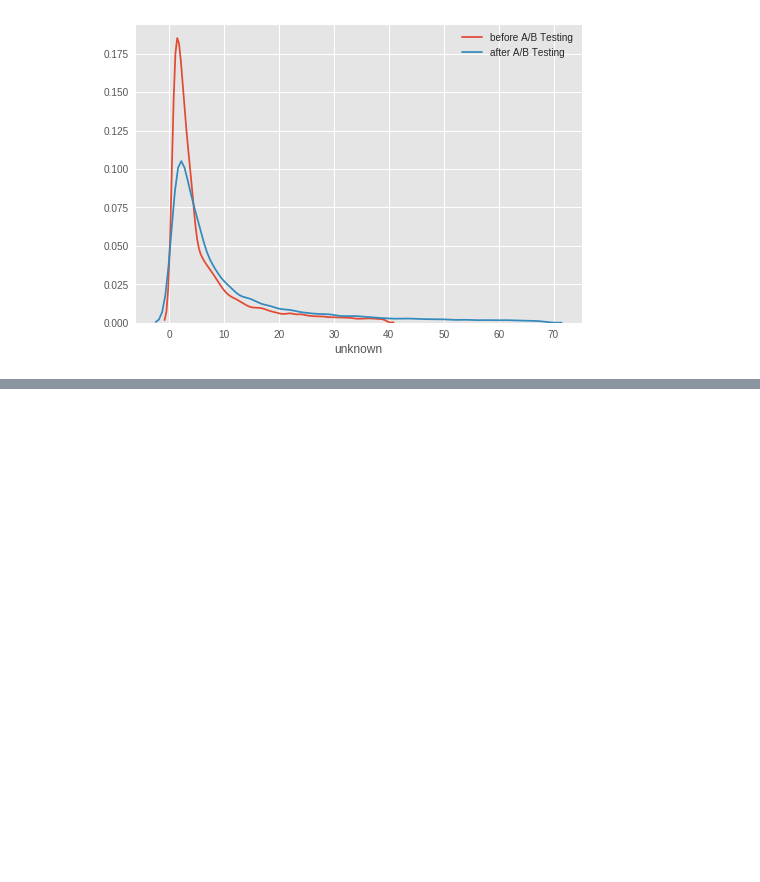
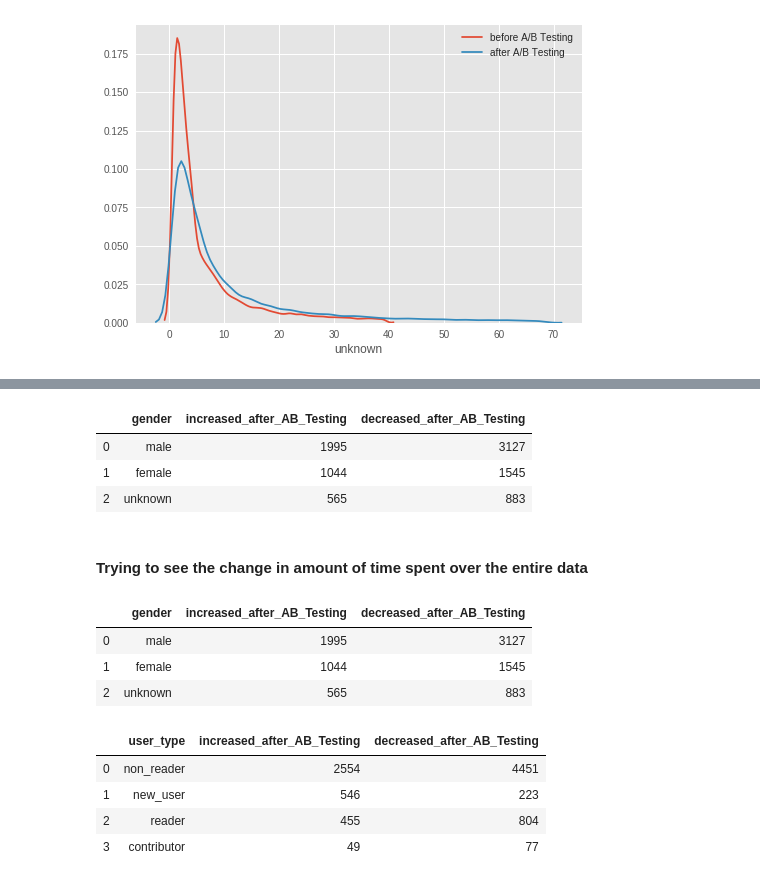
Before and after one commit to sagnikrana/Quora-Data-Challenge, a Jupyter notebook: QuoraDataScienceChallenge.ipynb, the cells around one changed output, grey strips where cells are left out. Drawn from its saved outputs; the diff is of its cells as text; code cells hidden in the pictures; blank space fills up the shorter version.

```diff
--- a/QuoraDataScienceChallenge.ipynb
+++ b/QuoraDataScienceChallenge.ipynb
@@ -471,0 +499,9 @@ build_dist(before_AB_treatment_base_table_noout[before_AB_treatment_base_table_n
+# %%
+analysis_gender_AB.head()
+# %% [output]
+|  | gender | increased_after_AB_Testing | decreased_after_AB_Testing |
+| 0 | male | 1995 | 3127 |
+| 1 | female | 1044 | 1545 |
+| 2 | unknown | 565 | 883 |
+# %% [markdown]
+#### Trying to see the change in amount of time spent over the entire data
@@ -471,0 +560,15 @@ build_dist(before_AB_treatment_base_table_noout[before_AB_treatment_base_table_n
+# %%
+time_analysis_gender_AB.head()
+# %% [output]
+|  | gender | increased_after_AB_Testing | decreased_after_AB_Testing |
+| 0 | male | 1995 | 3127 |
+| 1 | female | 1044 | 1545 |
+| 2 | unknown | 565 | 883 |
+# %%
+time_analysis_usertype_AB.head()
+# %% [output]
+|  | user_type | increased_after_AB_Testing | decreased_after_AB_Testing |
+| 0 | non_reader | 2554 | 4451 |
+| 1 | new_user | 546 | 223 |
+| 2 | reader | 455 | 804 |
+| 3 | contributor | 49 | 77 |
```
Also changed, not shown: parts of 8 cells of this notebook.
